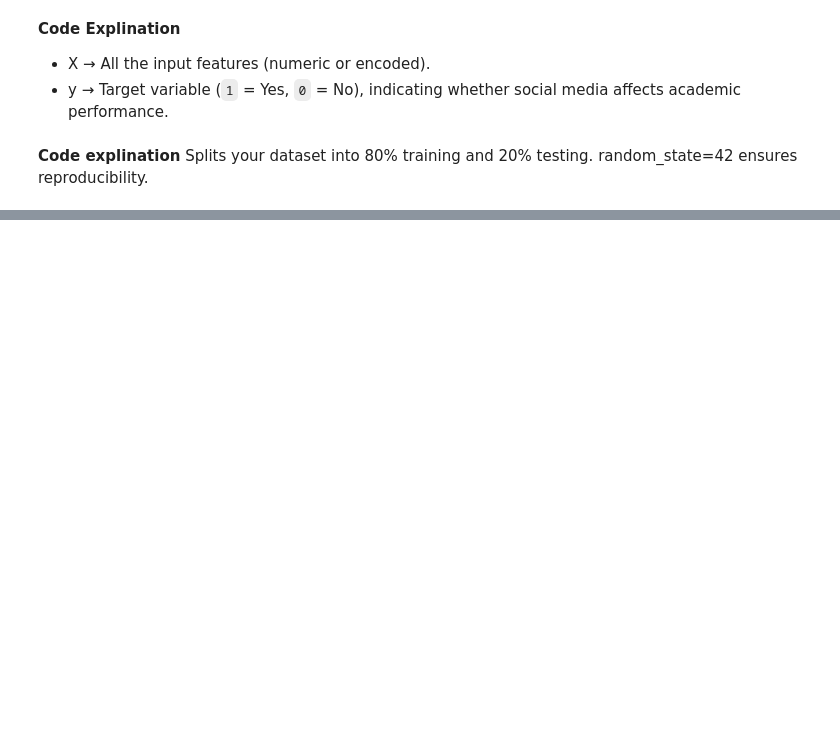
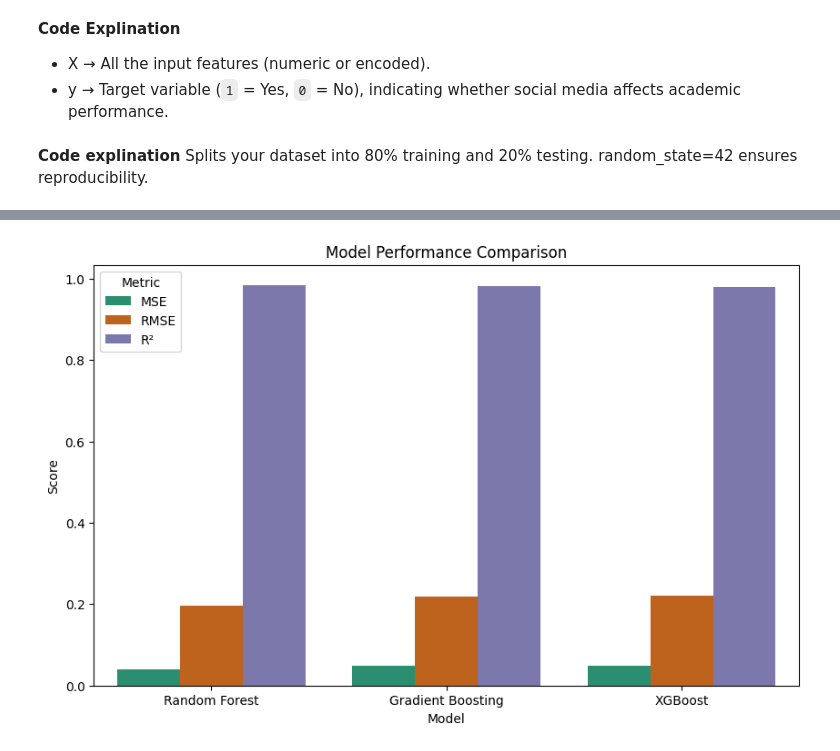
Before and after one commit to AaditiG1/Students-Social-Media-Addiction, a Jupyter notebook: SocialMediaAddiction.ipynb, the cells around one changed output, grey strips where cells are left out. Drawn from its saved outputs; the diff is of its cells as text; code cells hidden in the pictures; blank space fills up the shorter version.

```diff
--- a/SocialMediaAddiction.ipynb
+++ b/SocialMediaAddiction.ipynb
@@ -1413,0 +1865,20 @@ Confusion Matrix:
+# %%
+
+# Prepare data in long format for Seaborn
+data = {
+    "Model": ["Random Forest", "Gradient Boosting", "XGBoost"] * 3,
+    "Metric": ["MSE"]*3 + ["RMSE"]*3 + ["R²"]*3,
+    "Value": [0.0388, 0.0480, 0.0493, 0.1969, 0.2191, 0.2219, 0.9846, 0.9808, 0.9803]
+}
+
+df_plot = pd.DataFrame(data)
+
+# Plot
+plt.figure(figsize=(10,6))
+sns.barplot(x="Model", y="Value", hue="Metric", data=df_plot, palette="Dark2")
+
+plt.title("Model Performance Comparison")
+plt.ylabel("Score")
+plt.show()
+# %% [output]
+[figure, added]
```
Also changed, not shown: parts of 52 cells of this notebook.
